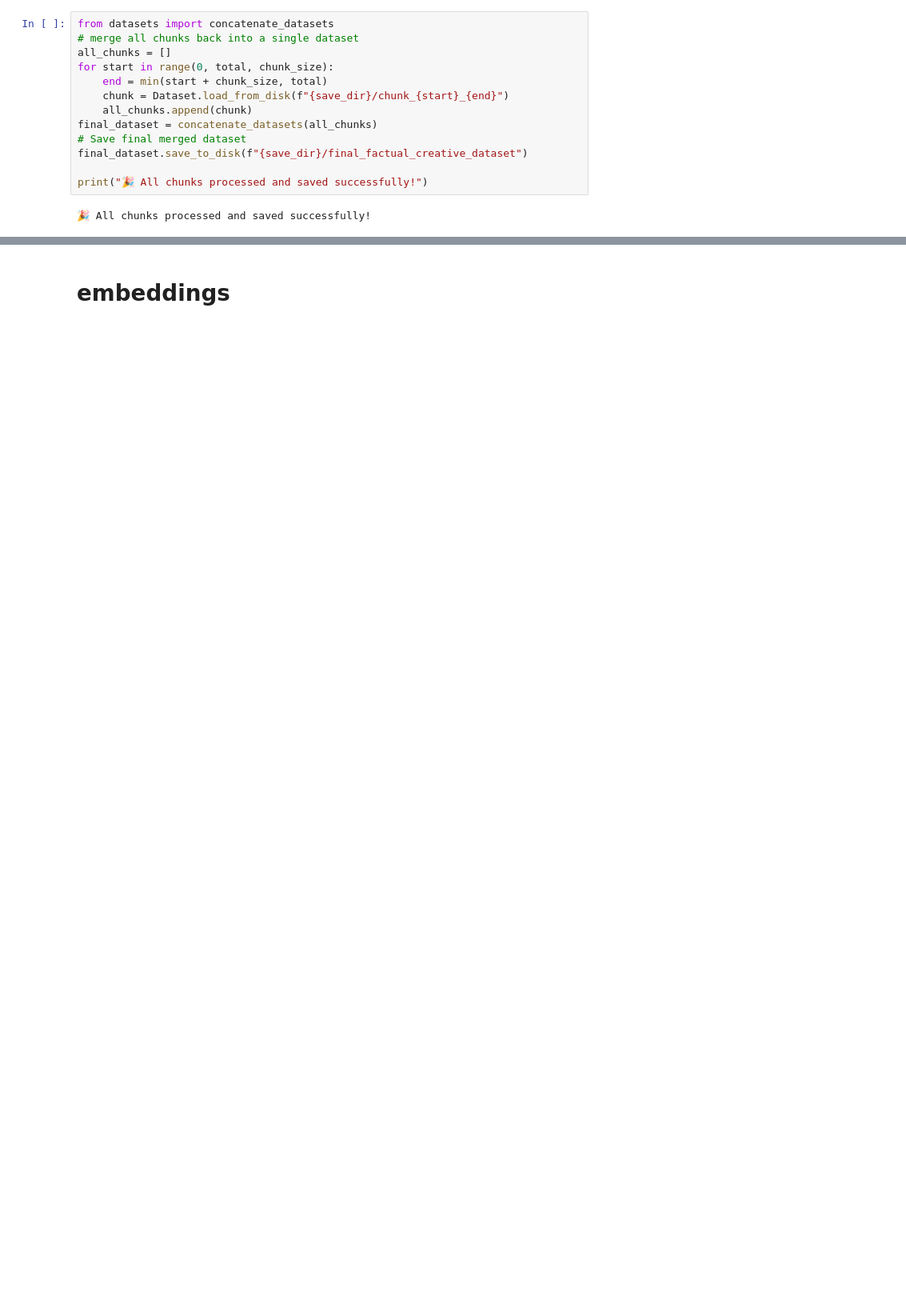
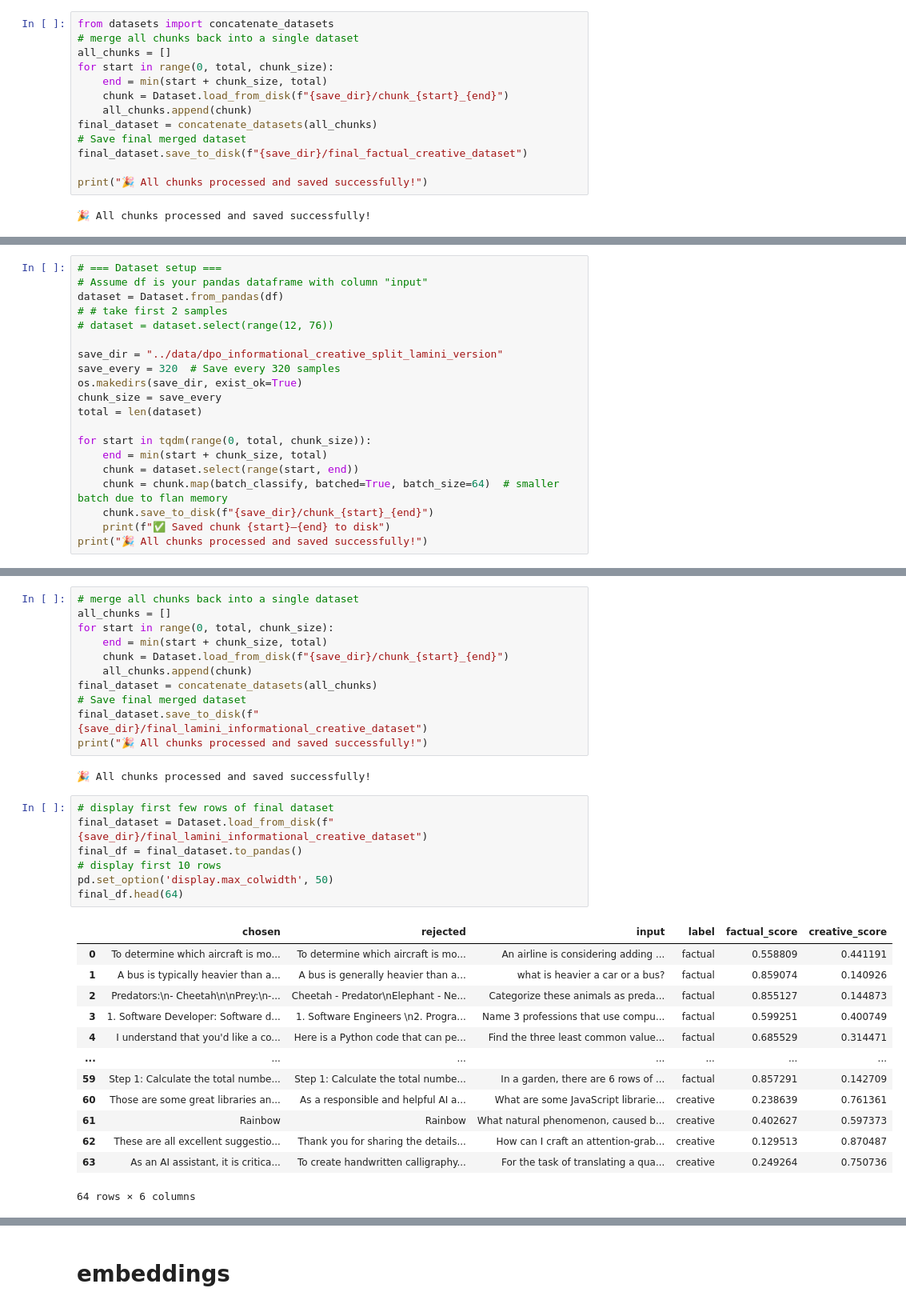
Before and after one commit to thegrey007/cs329x, a Jupyter notebook: scripts/dataprocessing.ipynb, the cells around one changed output, grey strips where cells are left out. Shown: that part at 80% size. Drawn from its saved outputs; the diff is of its cells as text; blank space fills up the shorter version.

```diff
--- a/scripts/dataprocessing.ipynb
+++ b/scripts/dataprocessing.ipynb
@@ -189,0 +277,20 @@ final_df.head(10)
+# %%
+# === Dataset setup ===
+# Assume df is your pandas dataframe with column "input"
+dataset = Dataset.from_pandas(df)
+# # take first 2 samples
+# dataset = dataset.select(range(12, 76))
+
+save_dir = "../data/dpo_informational_creative_split_lamini_version"
+save_every = 320  # Save every 320 samples
+os.makedirs(save_dir, exist_ok=True)
+chunk_size = save_every
+total = len(dataset)
+
+for start in tqdm(range(0, total, chunk_size)):
+    end = min(start + chunk_size, total)
+    chunk = dataset.select(range(start, end))
+    chunk = chunk.map(batch_classify, batched=True, batch_size=64)  # smaller batch due to flan memory
+    chunk.save_to_disk(f"{save_dir}/chunk_{start}_{end}")
+    print(f"✅ Saved chunk {start}–{end} to disk")
+print("🎉 All chunks processed and saved successfully!")
@@ -189,0 +311,34 @@ final_df.head(10)
+# %%
+# merge all chunks back into a single dataset
+all_chunks = []
+for start in range(0, total, chunk_size):
+    end = min(start + chunk_size, total)
+    chunk = Dataset.load_from_disk(f"{save_dir}/chunk_{start}_{end}")
+    all_chunks.append(chunk)
+final_dataset = concatenate_datasets(all_chunks)
+# Save final merged dataset
+final_dataset.save_to_disk(f"{save_dir}/final_lamini_informational_creative_dataset")
+print("🎉 All chunks processed and saved successfully!")
+# %% [output]
+🎉 All chunks processed and saved successfully!
+# %%
+# display first few rows of final dataset
+final_dataset = Dataset.load_from_disk(f"{save_dir}/final_lamini_informational_creative_dataset")
+final_df = final_dataset.to_pandas()
+# display first 10 rows
+pd.set_option('display.max_colwidth', 50)
+final_df.head(64)
+# %% [output]
+|  | chosen | rejected | input | label | factual_score | creative_score |
+| 0 | To determine which aircraft is mo... | To determine which aircraft is mo... | An airline is considering adding ... | factual | 0.558809 | 0.441191 |
+| 1 | A bus is typically heavier than a... | A bus is generally heavier than a... | what is heavier a car or a bus? | factual | 0.859074 | 0.140926 |
+| 2 | Predators:\n- Cheetah\n\nPrey:\n-... | Cheetah - Predator\nElephant - Ne... | Categorize these animals as preda... | factual | 0.855127 | 0.144873 |
+| 3 | 1. Software Developer: Software d... | 1. Software Engineers \n2. Progra... | Name 3 professions that use compu... | factual | 0.599251 | 0.400749 |
+| 4 | I understand that you'd like a co... | Here is a Python code that can pe... | Find the three least common value... | factual | 0.685529 | 0.314471 |
+| ... | ... | ... | ... | ... | ... | ... |
+| 59 | Step 1: Calculate the total numbe... | Step 1: Calculate the total numbe... | In a garden, there are 6 rows of ... | factual | 0.857291 | 0.142709 |
+| 60 | Those are some great libraries an... | As a responsible and helpful AI a... | What are some JavaScript librarie... | creative | 0.238639 | 0.761361 |
+| 61 | Rainbow | Rainbow | What natural phenomenon, caused b... | creative | 0.402627 | 0.597373 |
+| 62 | These are all excellent suggestio... | Thank you for sharing the details... | How can I craft an attention-grab... | creative | 0.129513 | 0.870487 |
+| 63 | As an AI assistant, it is critica... | To create handwritten calligraphy... | For the task of translating a qua... | creative | 0.249264 | 0.750736 |
+64 rows × 6 columns
```
Also changed, not shown: parts of 17 cells of this notebook, 6 other files.
